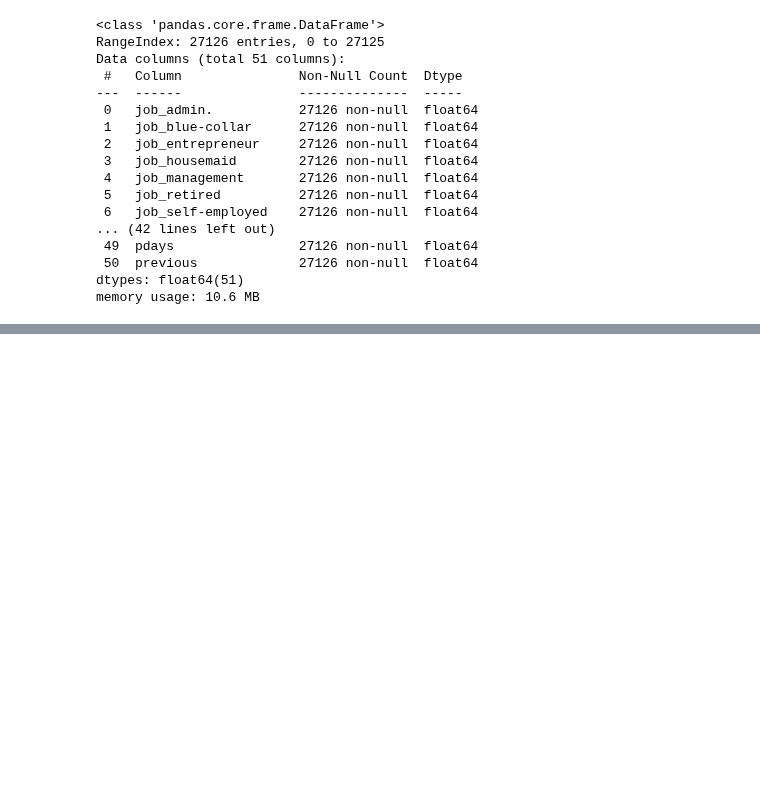
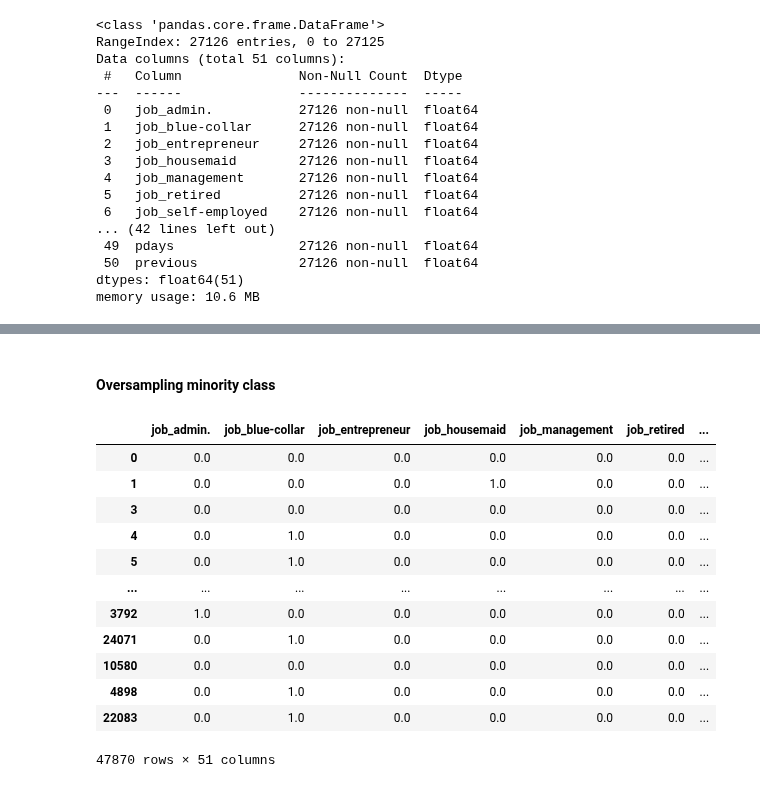
Before and after one commit to CalebMcCurdy/Bank-Term-Deposit-Predictions, a Jupyter notebook: Final Project.ipynb, the cells around one changed output, grey strips where cells are left out. Drawn from its saved outputs; the diff is of its cells as text; code cells hidden in the pictures; blank space fills up the shorter version.

```diff
--- a/Final Project.ipynb
+++ b/Final Project.ipynb
@@ -324,3 +325,6 @@ Data columns (total 51 columns):
  50  previous             27126 non-null  float64
 dtypes: float64(51)
 memory usage: 10.6 MB
+# %%
+# Convert 'no' to 0 and 'yes' to 1 in y_train
+y_train['y'] = y_train['y'].map({'no': 0, 'yes': 1})
@@ -326,0 +333,9 @@ memory usage: 10.6 MB
+# %%
+# Combine the transformed X_train and y_train into a single DataFrame
+X_train_trans.reset_index(drop=True, inplace=True)
+y_train.reset_index(drop=True, inplace=True)
+balanced_train_data = pd.concat([X_train_trans, y_train], axis=1)
+
+# Separate the majority (0) and minority (1) classes
+major_class = balanced_train_data[balanced_train_data['y'] == 0]
+minor_class = balanced_train_data[balanced_train_data['y'] == 1]
@@ -326,0 +358,28 @@ memory usage: 10.6 MB
+# %% [markdown]
+#### Oversampling minority class
+# %%
+# Oversample the minority class to match the number of majority class samples
+minor_class_over = resample(minor_class, replace=True, n_samples=len(major_class), random_state=1)
+
+# Combine the oversampled minority class with the majority class
+train_data_over = pd.concat([major_class, minor_class_over])
+
+# Separate the features (X) and the target (y) from the balanced training data
+X_train_over = train_data_over.drop(columns=['y'])
+y_train_over = train_data_over[['y']]
+# %%
+X_train_over
+# %% [output]
+|  | job_admin. | job_blue-collar | job_entrepreneur | job_housemaid | job_management | job_retired | ... |
+| 0 | 0.0 | 0.0 | 0.0 | 0.0 | 0.0 | 0.0 | ... |
+| 1 | 0.0 | 0.0 | 0.0 | 1.0 | 0.0 | 0.0 | ... |
+| 3 | 0.0 | 0.0 | 0.0 | 0.0 | 0.0 | 0.0 | ... |
+| 4 | 0.0 | 1.0 | 0.0 | 0.0 | 0.0 | 0.0 | ... |
+| 5 | 0.0 | 1.0 | 0.0 | 0.0 | 0.0 | 0.0 | ... |
+| ... | ... | ... | ... | ... | ... | ... | ... |
+| 3792 | 1.0 | 0.0 | 0.0 | 0.0 | 0.0 | 0.0 | ... |
+| 24071 | 0.0 | 1.0 | 0.0 | 0.0 | 0.0 | 0.0 | ... |
+| 10580 | 0.0 | 0.0 | 0.0 | 0.0 | 0.0 | 0.0 | ... |
+| 4898 | 0.0 | 1.0 | 0.0 | 0.0 | 0.0 | 0.0 | ... |
+| 22083 | 0.0 | 1.0 | 0.0 | 0.0 | 0.0 | 0.0 | ... |
+47870 rows × 51 columns
```
Also changed, not shown: parts of 8 cells of this notebook.
